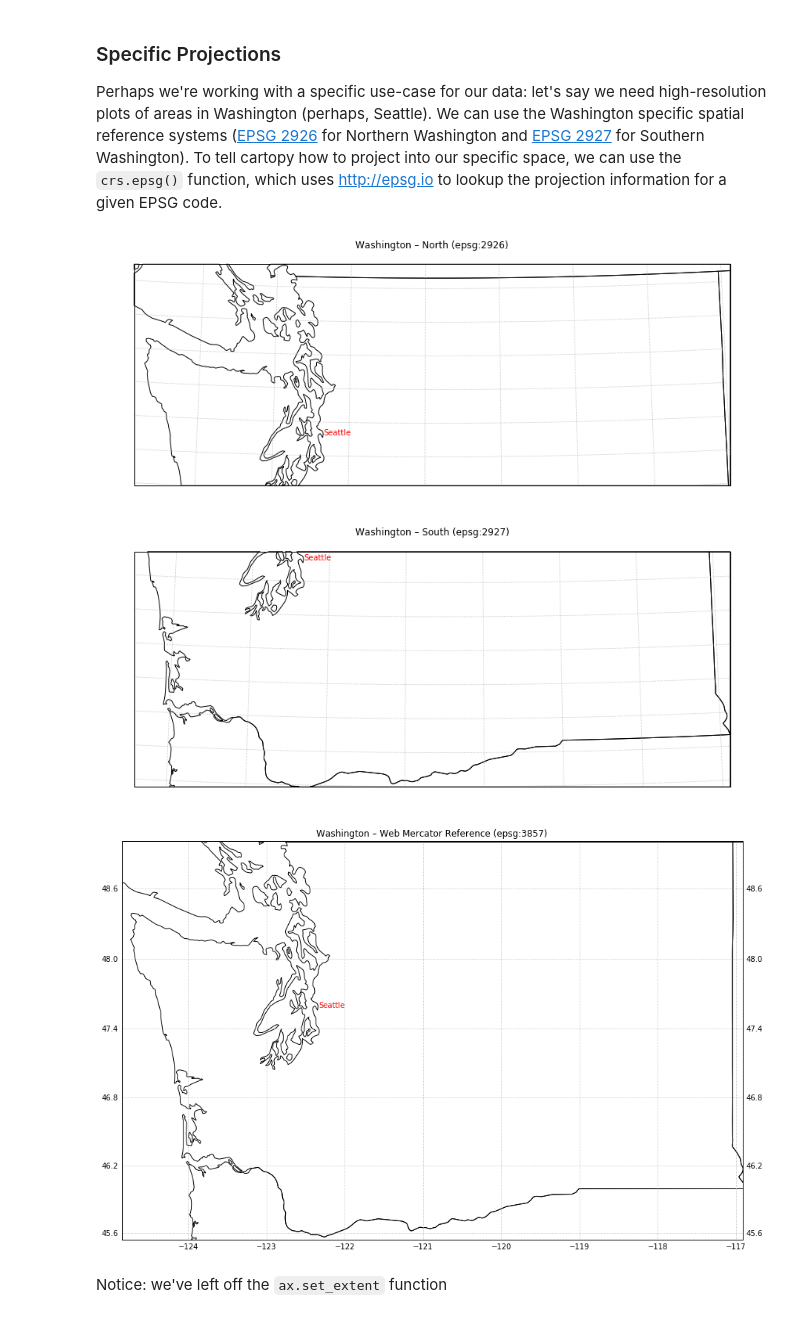
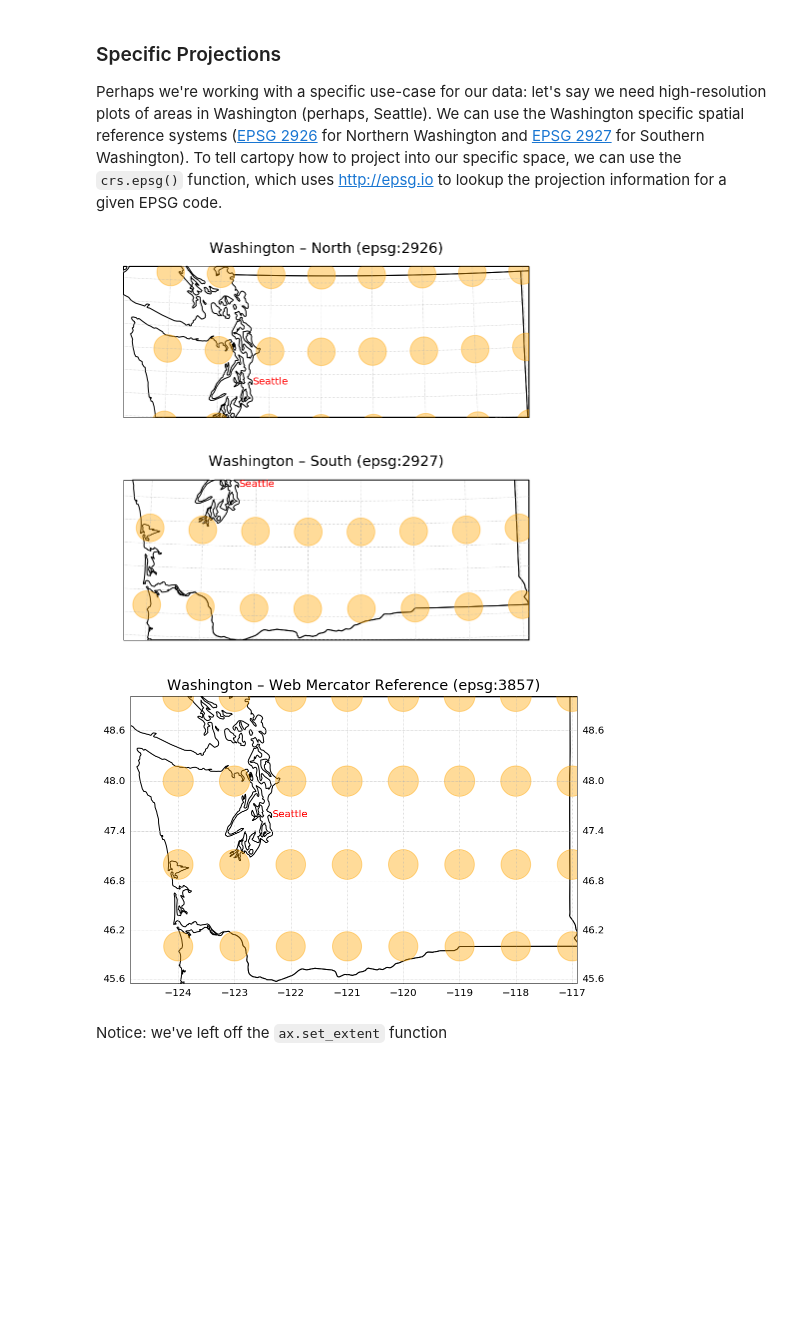
Before and after one commit to geohackweek/visualization, a Jupyter notebook: docker/notebooks/cartopyProjections.ipynb, the cells around one changed output. Drawn from its saved outputs; the diff is of its cells as text; code cells hidden in the pictures; blank space fills up the shorter version.

```diff
--- a/docker/notebooks/cartopyProjections.ipynb
+++ b/docker/notebooks/cartopyProjections.ipynb
@@ -38,10 +38,13 @@ Taking a cue from `matplotlib`'s `basemap`, `cartopy` includes utilities for con
 The `shapereader` class is used for reading shapefiles, which are an ESRI-derived format (the ArcMap company). `shapereader` comes pre-packaged with a downloader/reader of the [Natural Earth](http://www.naturalearthdata.com/) dataset, an extensive set of free vector and raster map features. There are two ways to access this NaturalEarth data: as a raw shapefile, and as a `cartopy` `Feature` object. We'll start with the raw shapefile.
 # %%
 import matplotlib.pyplot as plt
+plt.style.use('bmh')
+
 import cartopy.crs as ccrs
 import cartopy.io.shapereader as shapereader
 _DEFAULT_PROJECTION = ccrs.Mercator().GOOGLE
 %matplotlib inline
+%config InlineBackend.figure_format = 'retina'
 # %% [markdown]
 Once we've loaded the `shapereader` class from the `cartopy.io` module, we can use the `natural_earth` function to access the shapefiles.
 # %%
@@ -152,40 +171,44 @@ SEATTLE_BOUNDS = [-122.4596959,-122.2244331,47.4919119,47.734145]
 WASHINGTON_BOUNDS = [-124.849,-116.9156,45.5435,49.0024]
 SEATTLE_CENTER = (-122.3321, 47.6062)
 
-fig = plt.figure(figsize=(15, 15))
+fig = plt.figure(figsize=(8, 8))
 ax = plt.axes(projection=ccrs.epsg(WASHINGTON_NORTH))
 #ax.set_extent(<NO EXTENT>) # not setting bounds means we can see the full extent of the projected space.
 ax.set_title("Washington – North (epsg:2926)")
 ax.add_feature(states_feature)
 ax.annotate('Seattle', xy=SEATTLE_CENTER, xycoords=ccrs.PlateCarree()._as_mpl_transform(ax), color='red',
             ha='left', va='center')
 ax.gridlines(linestyle=":")
+ax.tissot(lats=range(43, 51), lons=range(-124, -116), alpha=0.4, rad_km=20000, color='orange')
 plt.show()
 
-fig = plt.figure(figsize=(15, 15))
+fig = plt.figure(figsize=(8, 8))
 ax = plt.axes(projection=ccrs.epsg(WASHINGTON_SOUTH))
 #ax.set_extent(<NO EXTENT>) # not setting bounds means we can see the full extent of the projected space.
 ax.set_title("Washington – South (epsg:2927)")
 ax.annotate('Seattle', xy=SEATTLE_CENTER, xycoords=ccrs.PlateCarree()._as_mpl_transform(ax), color='red',
             ha='left', va='center')
 ax.add_feature(states_feature)
+ax.tissot(lats=range(43, 51), lons=range(-124, -116), alpha=0.4, rad_km=20000, color='orange')
 ax.gridlines(linestyle=":")
 
 
-fig = plt.figure(figsize=(15, 15))
+fig = plt.figure(figsize=(8, 8))
 ax = plt.axes(projection=_DEFAULT_PROJECTION)
 ax.set_extent(WASHINGTON_BOUNDS) # not setting bounds means we can see the full extent of the projected space.
 ax.set_title("Washington – Web Mercator Reference (epsg:3857)")
 ax.annotate('Seattle', xy=SEATTLE_CENTER, xycoords=ccrs.PlateCarree()._as_mpl_transform(ax), color='red',
             ha='left', va='center')
 ax.add_feature(states_feature)
 gl = ax.gridlines(linestyle=":", draw_labels=True)
+ax.tissot(lats=range(43, 51), lons=range(-124, -116), alpha=0.4, rad_km=20000, color='orange')
+
 gl.xlabels_top = False
 plt.show()
 # %% [output]
-[figure, old version]
+[figure, new version]
-[figure, old version]
+[figure, new version]
-[figure, old version]
+[figure, new version]
 # %% [markdown]
 Notice: we've left off the `ax.set_extent` function
 # %% [markdown]
```
Also changed, not shown: parts of 12 cells of this notebook.
